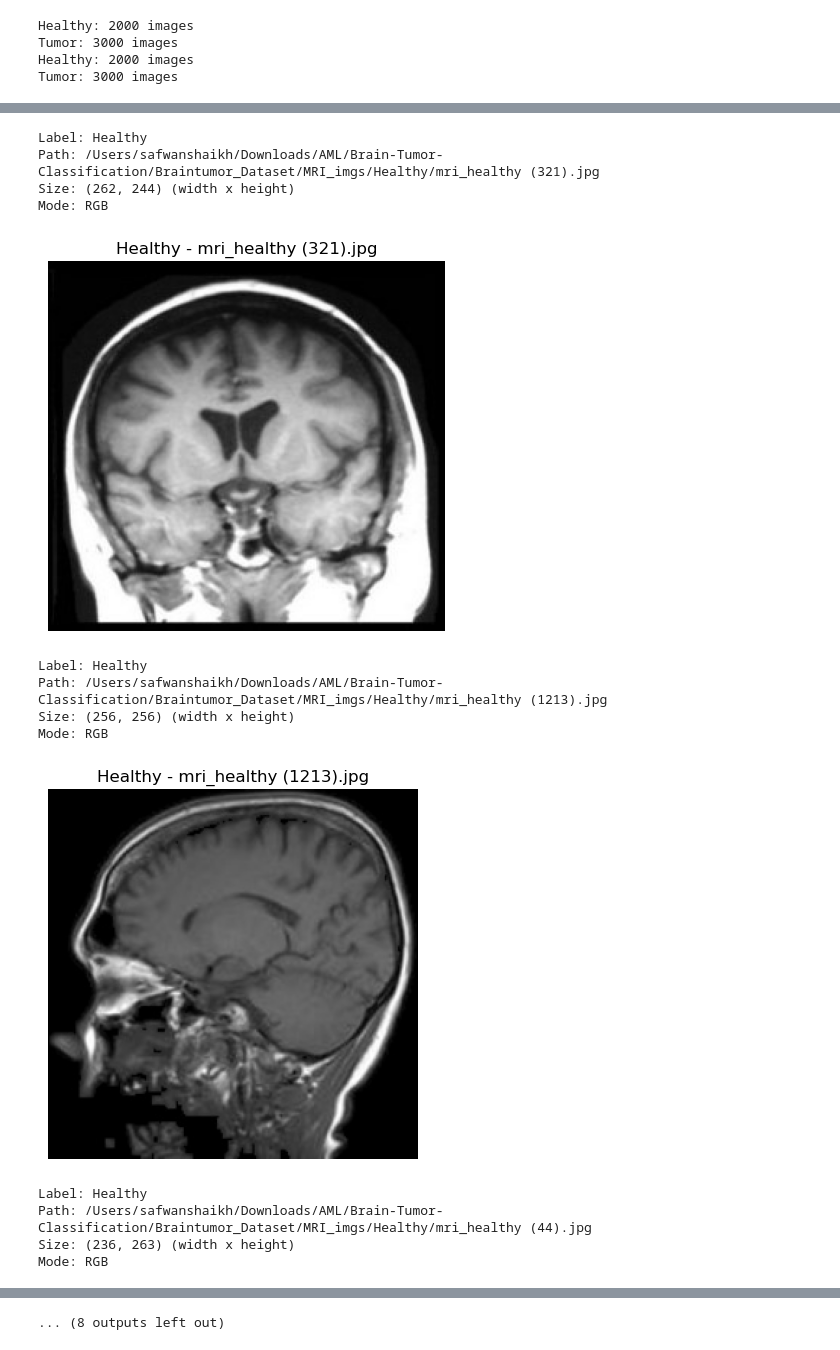
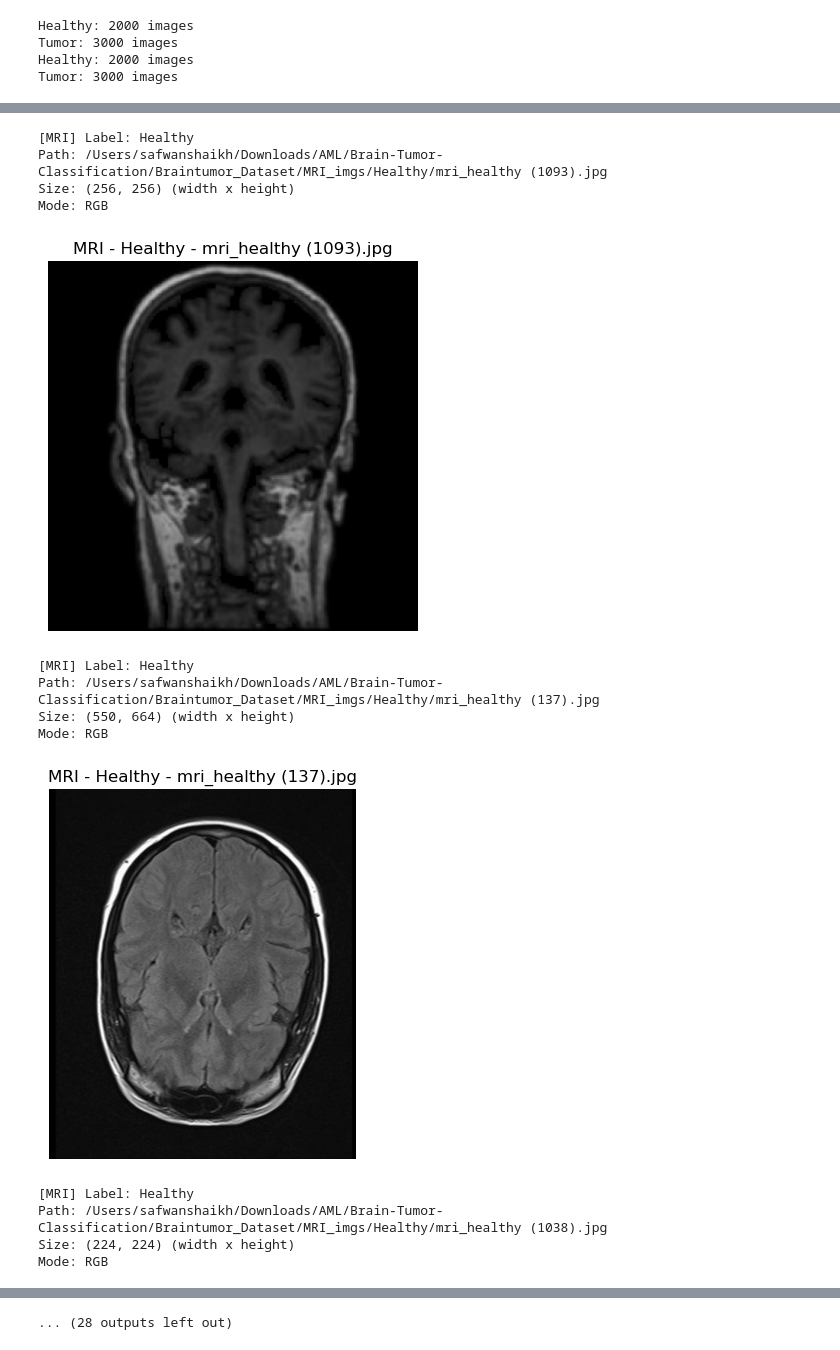
Before and after one commit to Safwanny/Brain-Tumor-Classification, a Jupyter notebook: Brain_tumor_Data_explore.ipynb, the cells around one changed output, grey strips where cells are left out. Cells and saved outputs as stored; diff of their text form; code cells hidden in the pictures.

Commit message:
width and hieght analysis for both MRI and CT scans

```diff
--- a/Brain_tumor_Data_explore.ipynb
+++ b/Brain_tumor_Data_explore.ipynb
@@ -5,19 +5,20 @@ import os
 from PIL import Image
 import matplotlib.pyplot as plt
 # %%
+# Define paths
 data_mri_dir = "/Users/safwanshaikh/Downloads/AML/Brain-Tumor-Classification/Braintumor_Dataset/MRI_imgs"
 data_ct_dir = "/Users/safwanshaikh/Downloads/AML/Brain-Tumor-Classification/Braintumor_Dataset/CT_scan_imgs"
 
-categories_mri = ['Healthy', 'Tumor']
-categories_ct = ['Healthy', 'Tumor']
+base_dirs = [("MRI", data_mri_dir), ("CT", data_ct_dir)]
+categories = ["Healthy", "Tumor"]
 # %%
 # Count images in each class
-for category in categories_mri:
+for category in categories:
     folder_path = os.path.join(data_mri_dir, category)
     num_images = len(os.listdir(folder_path))
     print(f"{category}: {num_images} images")
 
-for category in categories_ct:
+for category in categories:
     folder_path = os.path.join(data_mri_dir, category)
     num_images = len(os.listdir(folder_path))
     print(f"{category}: {num_images} images")
@@ -29,19 +30,17 @@ Tumor: 3000 images
 # %%
 import random
 
-DIR = data_mri_dir
-categories = ['Healthy', 'Tumor']
-
-N = 5    # choosing N random samples
+N = 5
 samples = []
 
-for label in categories:
-    folder_path = os.path.join(DIR, label)
-    files = os.listdir(folder_path)
-    chosen = random.sample(files, min(N, len(files)))
-    for file in chosen:
-        img_path = os.path.join(folder_path, file)
-        samples.append((img_path, label))
+for modality_name, DIR in base_dirs:
+    for label in categories:
+        folder_path = os.path.join(DIR, label)
+        files = [f for f in os.listdir(folder_path) if f.lower().endswith(('.png', '.jpg', '.jpeg'))]
+        chosen = random.sample(files, min(N, len(files)))
+        for file in chosen:
+            img_path = os.path.join(folder_path, file)
+            samples.append((img_path, label, modality_name))
 # %%
 print(folder_path)
 print(file)
@@ -53,32 +52,31 @@ pituitary (499).jpg
 # %%
-# Display each image with info
-for img_path, label in samples:
+# Show random images
+for img_path, label, modality in samples:
     try:
         img = Image.open(img_path)
-        print(f"Label: {label}")
+        print(f"[{modality}] Label: {label}")
         print(f"Path: {img_path}")
         print(f"Size: {img.size} (width x height)")
         print(f"Mode: {img.mode}\n")
 
-        # Show image
         plt.imshow(img)
-        plt.title(f"{label} - {os.path.basename(img_path)}")
+        plt.title(f"{modality} - {label} - {os.path.basename(img_path)}")
         plt.axis('off')
         plt.show()
     except Exception as e:
         print(f"Error loading {img_path}: {e}")
 # %% [output]
-Label: Healthy
-Path: /Users/safwanshaikh/Downloads/AML/Brain-Tumor-Classification/Braintumor_Dataset/MRI_imgs/Healthy/mri_healthy (321).jpg
-Size: (262, 244) (width x height)
+[MRI] Label: Healthy
+Path: /Users/safwanshaikh/Downloads/AML/Brain-Tumor-Classification/Braintumor_Dataset/MRI_imgs/Healthy/mri_healthy (1093).jpg
+Size: (256, 256) (width x height)
 Mode: RGB
-[figure, old version]
+[figure, new version]
-Label: Healthy
-Path: /Users/safwanshaikh/Downloads/AML/Brain-Tumor-Classification/Braintumor_Dataset/MRI_imgs/Healthy/mri_healthy (1213).jpg
-Size: (256, 256) (width x height)
+[MRI] Label: Healthy
+Path: /Users/safwanshaikh/Downloads/AML/Brain-Tumor-Classification/Braintumor_Dataset/MRI_imgs/Healthy/mri_healthy (137).jpg
+Size: (550, 664) (width x height)
 Mode: RGB
-[figure, old version]
+[figure, new version]
-Label: Healthy
-Path: /Users/safwanshaikh/Downloads/AML/Brain-Tumor-Classification/Braintumor_Dataset/MRI_imgs/Healthy/mri_healthy (44).jpg
-Size: (236, 263) (width x height)
+[MRI] Label: Healthy
+Path: /Users/safwanshaikh/Downloads/AML/Brain-Tumor-Classification/Braintumor_Dataset/MRI_imgs/Healthy/mri_healthy (1038).jpg
+Size: (224, 224) (width x height)
 Mode: RGB
@@ -101 +99 @@ Mode: RGB
-... (8 outputs left out)
+... (28 outputs left out)
```
Also changed, not shown: parts of 5 cells of this notebook.
